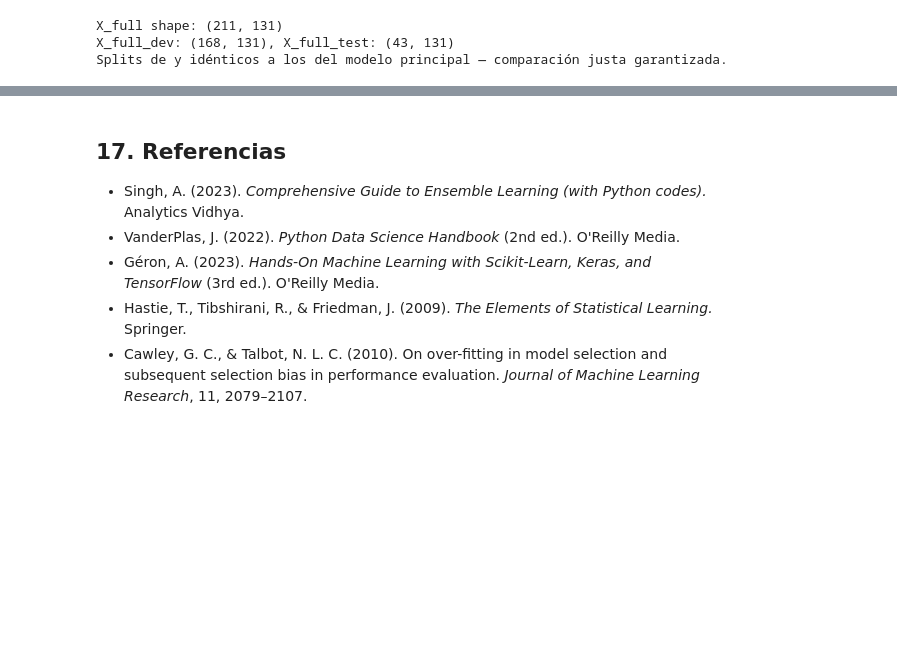
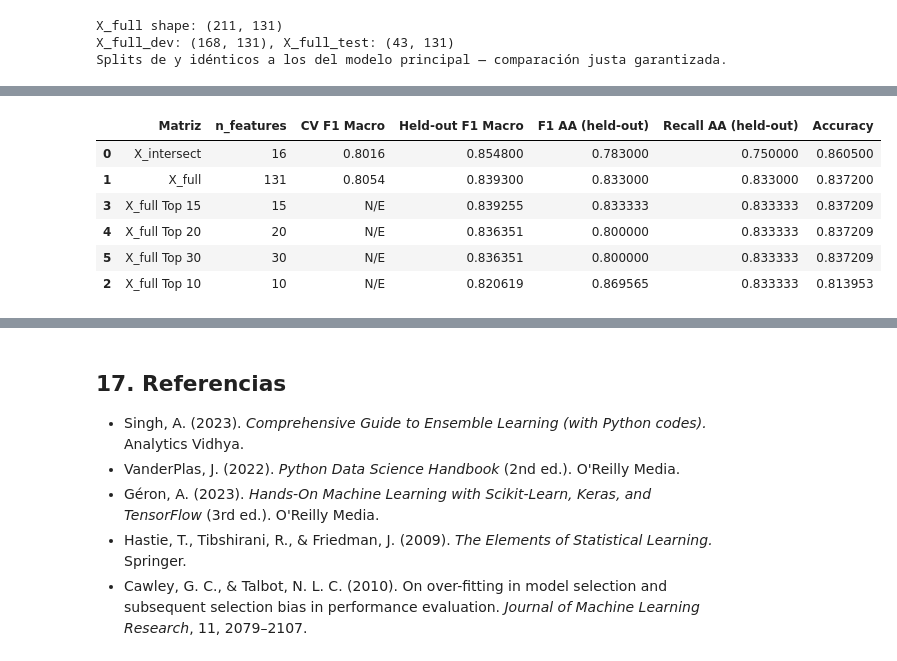
Before and after one commit to A01795919/proyecto_integrador_equipo-22, a Jupyter notebook: notebooks/Avance5_Equipo22.ipynb, the cells around one changed output, grey strips where cells are left out. Cells and saved outputs as stored; diff of their text form; code cells hidden in the pictures; blank space fills up the shorter version.

```diff
--- a/notebooks/Avance5_Equipo22.ipynb
+++ b/notebooks/Avance5_Equipo22.ipynb
@@ -1290,0 +1297,81 @@ display(xfull_comparison)
+# %%
+# ============================================================
+# Experimento: Bagging Tree con Top-K variables importantes de X_full // Sugerencia de la Dra. Grettel en avance 5
+# ============================================================
+
+# Importancia de variables desde Bagging Tree entrenado con X_full
+importances = np.zeros(X_full.shape[1])
+
+for estimator, features in zip(bagging_xfull.estimators_, bagging_xfull.estimators_features_):
+    importances[features] += estimator.feature_importances_
+
+importances = importances / len(bagging_xfull.estimators_)
+
+importance_xfull_df = pd.DataFrame({
+    "Feature": X_full.columns,
+    "Importance": importances
+}).sort_values("Importance", ascending=False).reset_index(drop=True)
+
+display(importance_xfull_df.head(30))
+
+
+topk_rows = []
+
+for k in [10, 15, 20, 30]:
+    top_features = importance_xfull_df.head(k)["Feature"].tolist()
+
+    Xk_dev = X_full_dev[top_features]
+    Xk_test = X_full_test[top_features]
+
+    model_k = BaggingClassifier(
+        estimator=DecisionTreeClassifier(
+            class_weight="balanced",
+            random_state=RANDOM_STATE
+        ),
+        n_estimators=200,
+        max_samples=0.6,
+        max_features=1.0,
+        random_state=RANDOM_STATE,
+        n_jobs=-1
+    )
+
+    model_k.fit(Xk_dev, y_dev)
+    yk_pred = model_k.predict(Xk_test)
+
+    topk_rows.append({
+        "Matriz": f"X_full Top {k}",
+        "n_features": k,
+        "Held-out F1 Macro": f1_score(y_test, yk_pred, average="macro"),
+        "F1 AA (held-out)": f1_score(
+            y_test,
+            yk_pred,
+            labels=["AA"],
+            average="macro",
+            zero_division=0
+        ),
+        "Recall AA (held-out)": recall_score(
+            y_test,
+            yk_pred,
+            labels=["AA"],
+            average="macro",
+            zero_division=0
+        ),
+        "Accuracy": accuracy_score(y_test, yk_pred)
+    })
+
+topk_results_df = pd.DataFrame(topk_rows)
+
+topk_comparison_df = pd.concat([
+    xfull_comparison,
+    topk_results_df
+], ignore_index=True)
+
+topk_comparison_df = topk_comparison_df.fillna("N/E")
+
+display(
+    topk_comparison_df.sort_values(
+        "Held-out F1 Macro",
+        ascending=False
+    )
+)
+# %% [output]
@@ -1290,0 +1395,7 @@ display(xfull_comparison)
+|  | Matriz | n_features | CV F1 Macro | Held-out F1 Macro | F1 AA (held-out) | Recall AA (held-out) | Accuracy |
+| 0 | X_intersect | 16 | 0.8016 | 0.854800 | 0.783000 | 0.750000 | 0.860500 |
+| 1 | X_full | 131 | 0.8054 | 0.839300 | 0.833000 | 0.833000 | 0.837200 |
+| 3 | X_full Top 15 | 15 | N/E | 0.839255 | 0.833333 | 0.833333 | 0.837209 |
+| 4 | X_full Top 20 | 20 | N/E | 0.836351 | 0.800000 | 0.833333 | 0.837209 |
+| 5 | X_full Top 30 | 30 | N/E | 0.836351 | 0.800000 | 0.833333 | 0.837209 |
+| 2 | X_full Top 10 | 10 | N/E | 0.820619 | 0.869565 | 0.833333 | 0.813953 |
```
Also changed, not shown: parts of 10 cells of this notebook.
